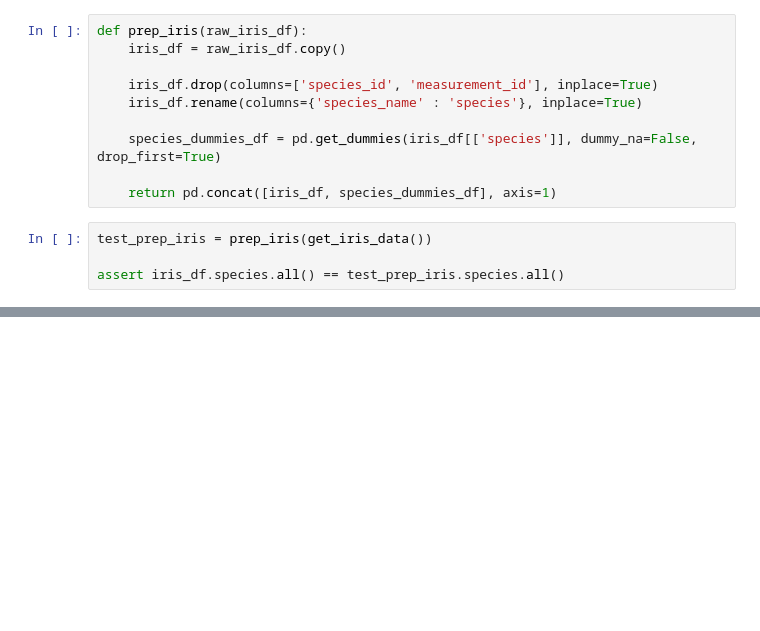
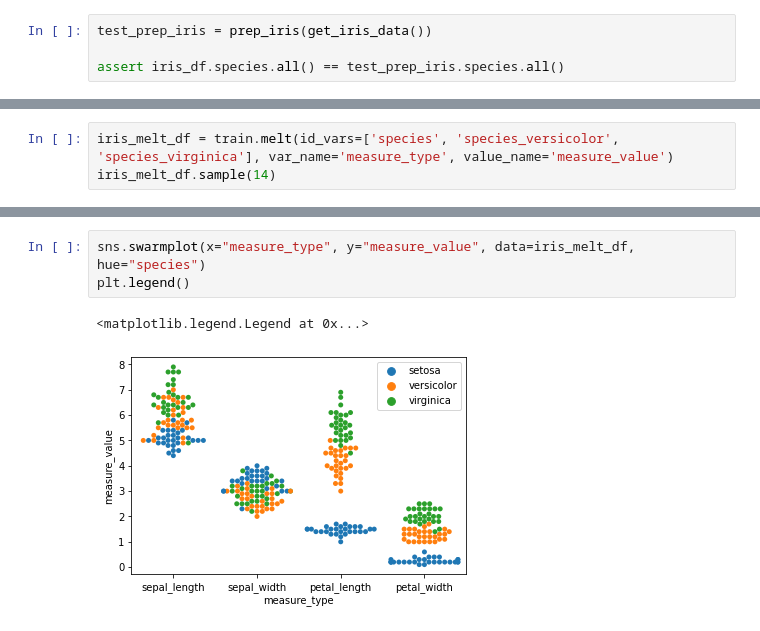
Before and after one commit to david-ryan-alviola/classification-exercises, a Jupyter notebook: classification_exercises.ipynb, the cells around one changed output, grey strips where cells are left out. Drawn from its saved outputs; the diff is of its cells as text; blank space fills up the shorter version.

```diff
--- a/classification_exercises.ipynb
+++ b/classification_exercises.ipynb
@@ -314,16 +319,6 @@ iris_df.head()
 | 4 | 4 | 5.0 | 3.6 | 1.4 | 0.2 | setosa | 0 | ... |
 # %% [markdown]
 5. Create a function named prep_iris that accepts the untransformed iris data, and returns the data with the transformations above applied.
-# %%
-def prep_iris(raw_iris_df):
-    iris_df = raw_iris_df.copy()
-
-    iris_df.drop(columns=['species_id', 'measurement_id'], inplace=True)
-    iris_df.rename(columns={'species_name' : 'species'}, inplace=True)
-
-    species_dummies_df = pd.get_dummies(iris_df[['species']], dummy_na=False, drop_first=True)
-
-    return pd.concat([iris_df, species_dummies_df], axis=1)
 # %%
 test_prep_iris = prep_iris(get_iris_data())
 
@@ -355,0 +366,3 @@ train, validate = train_test_split(train_validate, train_size=0.7, random_state=
+# %%
+iris_melt_df = train.melt(id_vars=['species', 'species_versicolor', 'species_virginica'], var_name='measure_type', value_name='measure_value')
+iris_melt_df.sample(14)
@@ -355,0 +385,6 @@ train, validate = train_test_split(train_validate, train_size=0.7, random_state=
+# %%
+sns.swarmplot(x="measure_type", y="measure_value", data=iris_melt_df, hue="species")
+plt.legend()
+# %% [output]
+<matplotlib.legend.Legend at 0x...>
+[figure, added]
```
Also changed, not shown: parts of 16 cells of this notebook, 2 other files.
